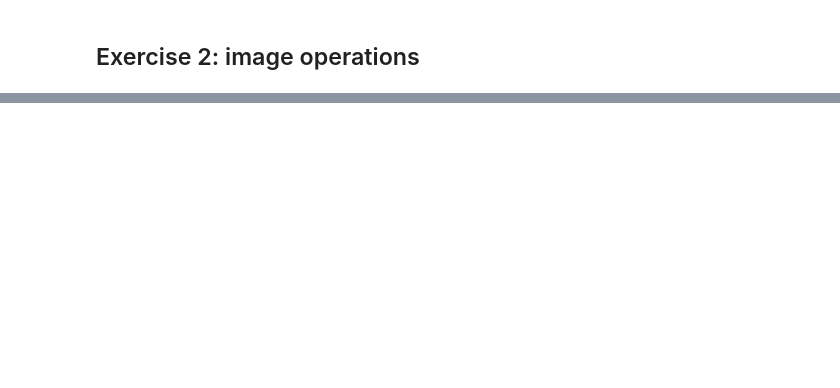
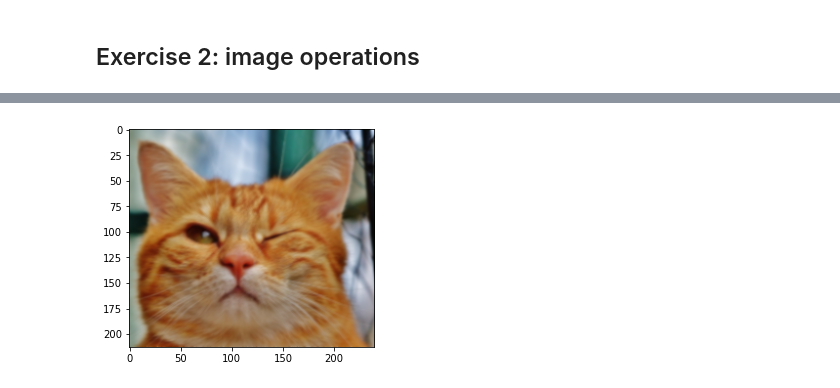
Before and after one commit to mathislindner/py-course, a Jupyter notebook: Lecture_07_numpy/Exercise_07.ipynb, the cells around one changed output, grey strips where cells are left out. Drawn from its saved outputs; the diff is of its cells as text; code cells hidden in the pictures; blank space fills up the shorter version.

````diff
--- a/Lecture_07_numpy/Exercise_07.ipynb
+++ b/Lecture_07_numpy/Exercise_07.ipynb
@@ -93,3 +170,9 @@ Hint: the alphabet can be defined with:
 ```python
 alphabet = np.array([chr(i) for i in range(ord('a'),ord('z')+1)])
 ```
+# %%
+#print(ord('a'))
+
+a = np.array([i for i in range (26)])
+for i in range(13):
+    print(chr(97+a[2*i])) #alphabet starts at chr(97)
@@ -160,3 +301,94 @@ A=
 As source image, you can use the provided onw (`cat.png`) or anything else.
 
 _The sample picture is also available under: https://www.maxpixel.net/Funny-Cat-Cute-Wink-Animal-Fur-Adidas-Red-Pet-1333922_
+# %%
+import matplotlib.pyplot as plt
+import numpy as np
+
+image = plt.imread('./cat.png')
+image_height = image.shape[0]
+image_width = image.shape[1]
+processed_image = image
+kernel = (1/9)*np.ones((3,3))
+
+for x in range (1,image_height-1):
+    for y in range (1,image_width-1):
+        for k in range(3): #rgb
+            temp_matrix = np.array(image[x-1:x+2,y-1:y+2,k])
+            value=np.sum((kernel*temp_matrix).reshape(1,9))
+            processed_image[x,y,k] = value
+
+plt.imshow(processed_image[:,:,:])
+
+
+"""
+def pos(x,y): #returns if pixel is top(t), bottom(b), left(l), right(r), topleftcorner(tlc),toprightcorner(trc),bottomleftcorner(blc),bottom,rightcorner(tlc),normal(n)
+    if(x == 0):
+        if(y == 0):
+            return "tlc"
+        if (y == image_height-1):
+            return "blc"
+        return 'l'
+    if(x == image_width-1):
+        if(y == 0):
+            return "trc"
+        if (y == image_height-1):
+            return "brc"
+        return 'r'
+    if (y == 0):
+        return 't'
+    if (y == image_height-1):
+        return 'b'
+    return 'n'
+
+def process(x,y): #redirects to the function it can be processed to
+    if pos(x,y) == 'n':
+        process_n(x,y)
+    elif pos(x,y) == 't':
+        process_t(x,y)
+    elif pos(x,y) == 'b':
+        process_b(x,y)
+    elif pos(x,y) == 'l':
+        process_l(x,y)
+    elif pos(x,y) == 'r':
+        process_r(x,y)
+    elif pos(x,y) == "tlc":
+        process_tlc(x,y)
+    elif pos(x,y) == "trc":
+        process_trc(x,y)
+    elif pos(x,y) == "blc":
+        process_blc(x,y)
+    elif pos(x,y) == "brc":
+        process_brc(x,y)
+
+
+def process_n(x,y):
+    for i in range(3): #rgb
+        temp_matrix = np.array(image[x-1:x+1,y-1:y+1,i])
+        image[x,y,i] = sum(kernel*temp_matrix)
+
+def process_t(x,y):
+    pass
+def process_b(x,y):
+    pass
+def process_l(x,y):
+    pass
+def process_r(x,y):
+    pass
+def process_tlc(x,y):
+    pass
+def process_trc(x,y):
+    pass
+def process_blc(x,y):
+    pass
+def process_brc(x,y):
+    pass
+
+plt.imshow(processed_image[:,:,:])
+
+for i in range (image_height):
+    print(i)
+    for j in range (image_width):
+        process(i,j)
+"""
+# %% [output]
@@ -162,0 +396 @@ _The sample picture is also available under: https://www.maxpixel.net/Funny-Cat-
+[figure, added]
````
Also changed, not shown: parts of 13 cells of this notebook, 1 other file.
